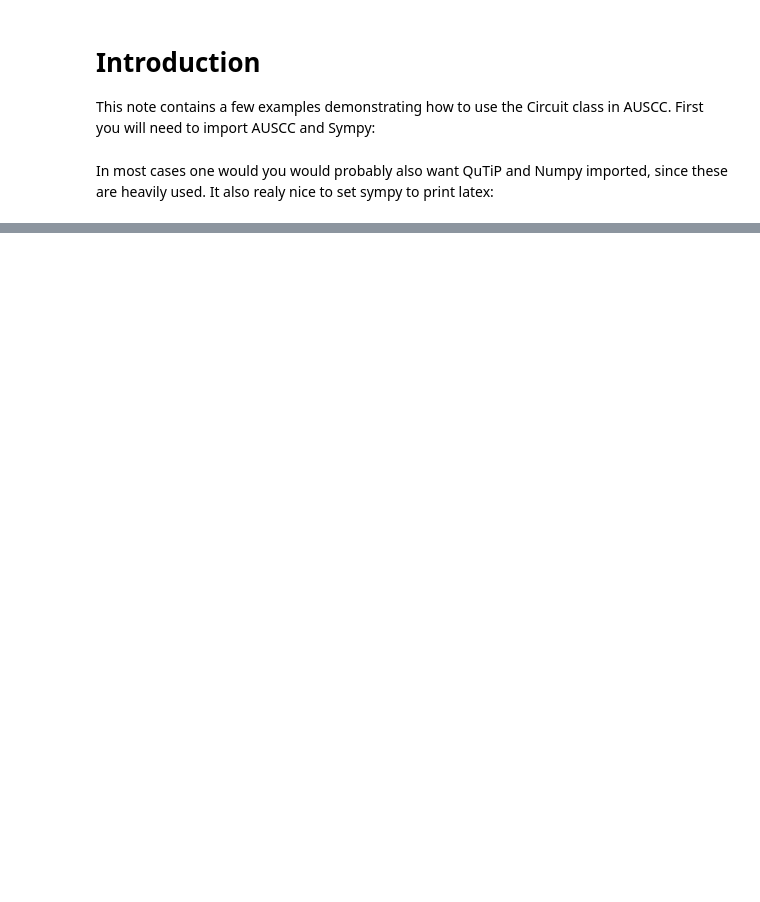
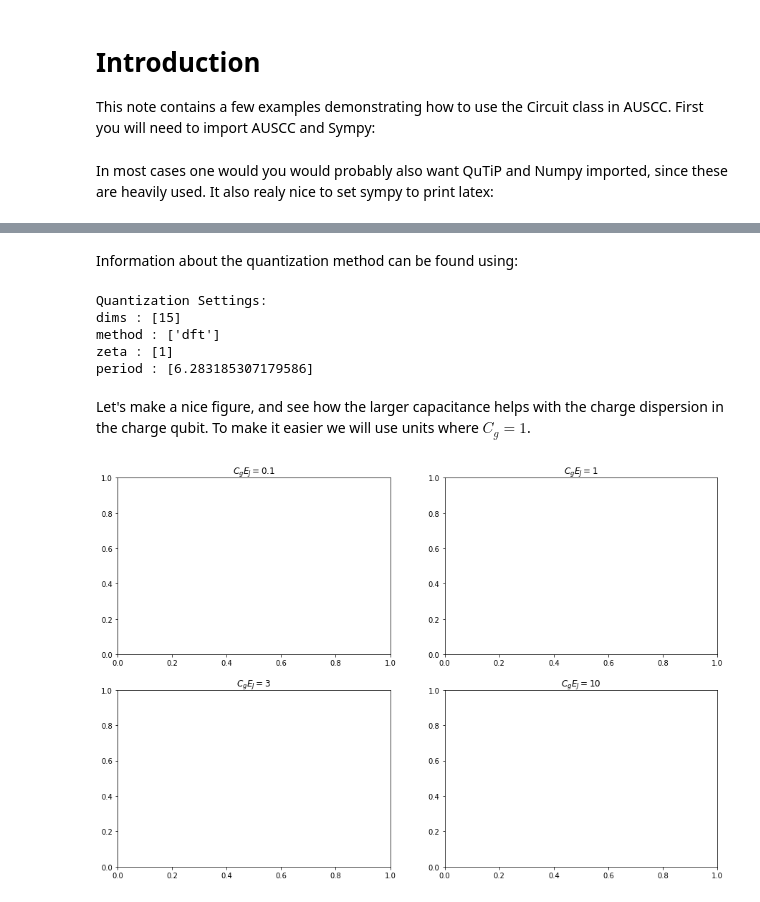
Before and after one commit to kaspersangild/AUSCC, a Jupyter notebook: Example Notebooks/Circuit examples.ipynb, the cells around one changed output, grey strips where cells are left out. Saved outputs shown, nothing was run; the diff lists cells and outputs as text; code cells hidden in the pictures; blank space fills up the shorter version.

```diff
--- a/Example Notebooks/Circuit examples.ipynb
+++ b/Example Notebooks/Circuit examples.ipynb
@@ -105,0 +126,4 @@ circ.potential()
+# %%
+circ_dict = dict([(Cg, 1),(EJ, 10)])
+ctrl_dict = dict([(Vg, 0)])
+circ_simple(circ_dict, ctrl_dict)
@@ -105,0 +132,29 @@ circ.potential()
+# %% [markdown]
+Information about the quantization method can be found using:
+# %%
+circ_simple.info('Quantization')
+# %% [output]
+Quantization Settings:
+dims : [15]
+method : ['dft']
+zeta : [1]
+period : [6.283185307179586]
+# %% [markdown]
+Let's make a nice figure, and see how the larger capacitance helps with the charge dispersion in the charge qubit. To make it easier we will use units where $C_g = 1$.
+# %%
+fig, axs = plt.subplots(2,2, figsize = (15,10))
+EJs = [0.1, 1, 3, 10]
+for i,ax in enumerate(axs.flat):
+    circ_dict[EJ] = EJs[i]
+    ax.set_title('$'+sp.latex(EJ*Cg)+'={}$'.format(circ_dict[EJ]))
+    for vg in np.linspace(-2, 2, 100):
+        ctrl_dict[Vg] = vg
+#        H = circ_simple(circ_dict,ctrl_dict)
+#        E = H.eigenenergies()
+#        ax.plot(vg, 0, color = 'k', marker = '.')
+#        ax.plot(vg, E[1]-E[0], color = 'b', marker = '.')
+#        ax.plot(vg, E[2]-E[0], color = 'r', marker = '.')
+#        ax.plot(vg, E[3]-E[0], color = 'g', marker = '.')
+plt.show()
+# %% [output]
+[figure, added]
```
Also changed, not shown: parts of 42 cells of this notebook, 6 other files.
